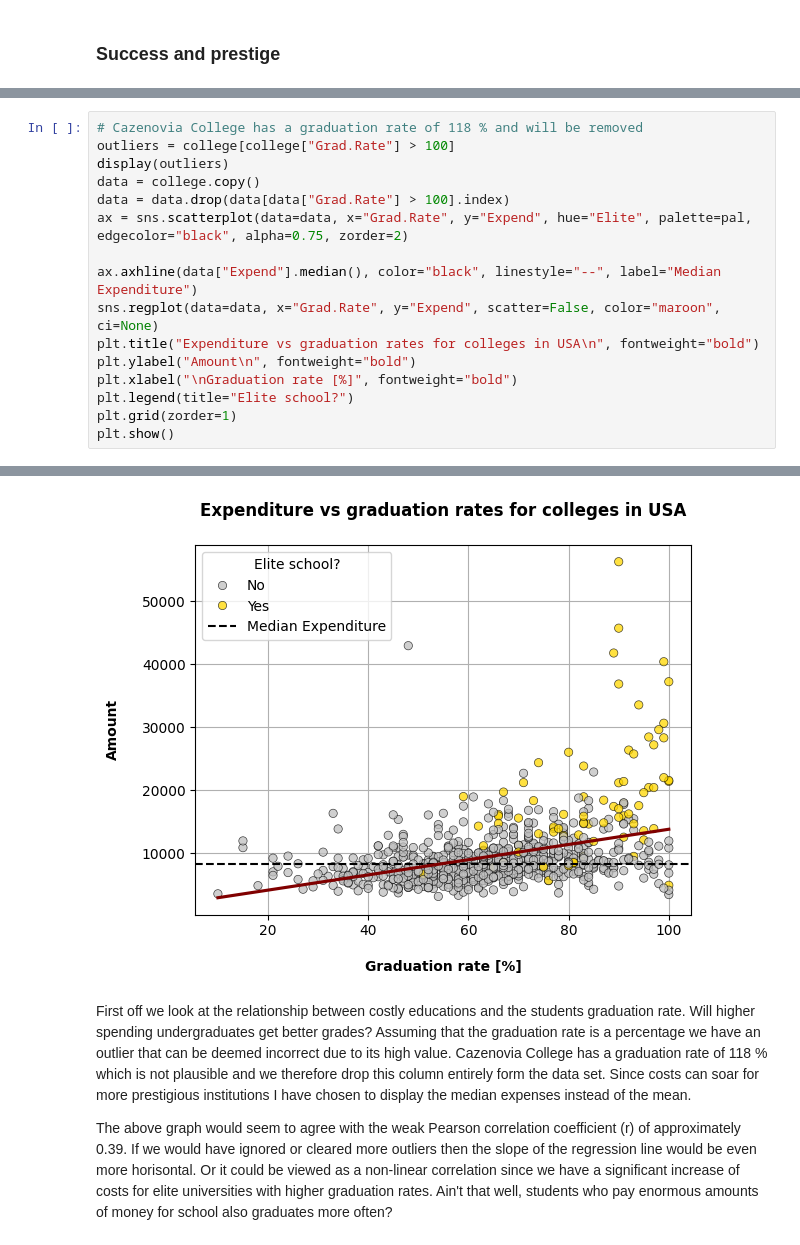
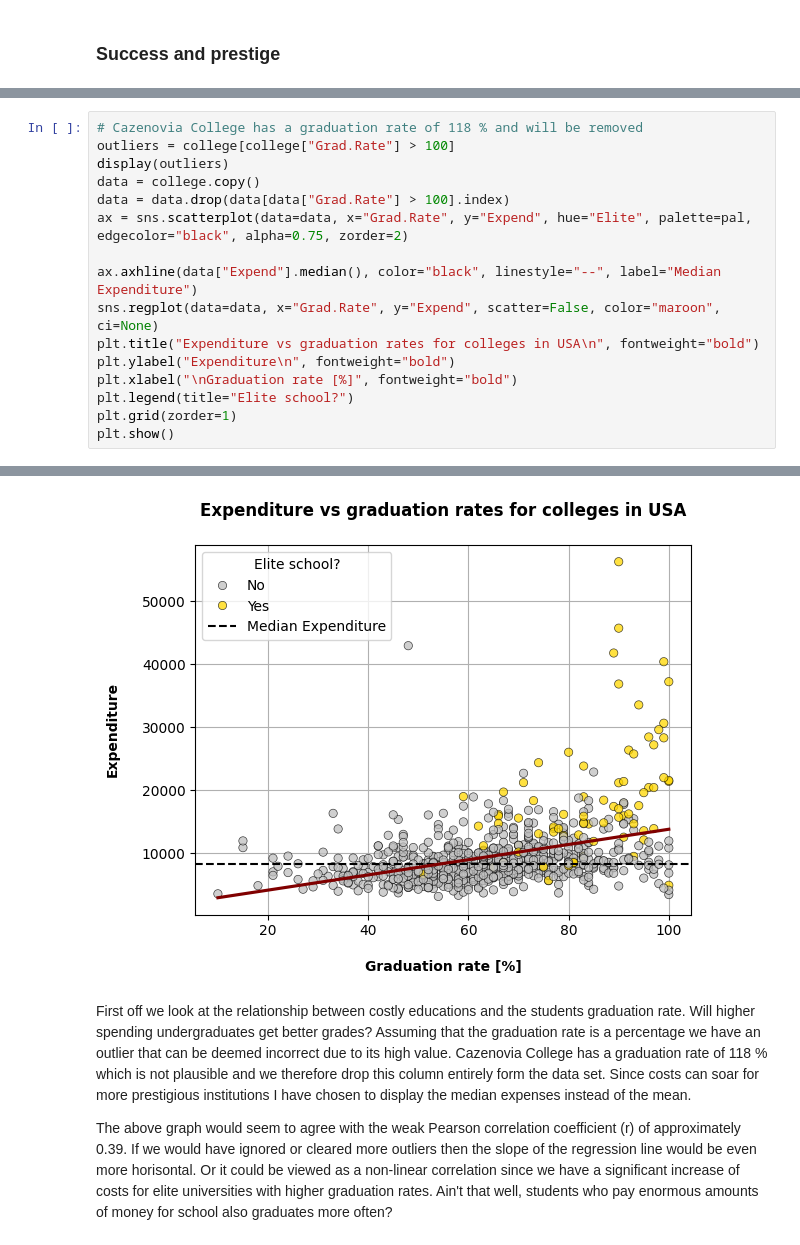
Before and after one commit to AlbotGoodman/databehandling-albot, a Jupyter notebook: Labs/lab.ipynb, the cells around one changed output, grey strips where cells are left out. Cells and saved outputs as stored; diff of their text form.

```diff
--- a/Labs/lab.ipynb
+++ b/Labs/lab.ipynb
@@ -143,24 +133,24 @@ With that said, where do these colleges put this money? Will it go directly/indi
 # %%
 # Cazenovia College	has a graduation rate of 118 % and will be removed
 outliers = college[college["Grad.Rate"] > 100]
 display(outliers)
 data = college.copy()
 data = data.drop(data[data["Grad.Rate"] > 100].index)
 ax = sns.scatterplot(data=data, x="Grad.Rate", y="Expend", hue="Elite", palette=pal, edgecolor="black", alpha=0.75, zorder=2)
 
 ax.axhline(data["Expend"].median(), color="black", linestyle="--", label="Median Expenditure")
 sns.regplot(data=data, x="Grad.Rate", y="Expend", scatter=False, color="maroon", ci=None)
 plt.title("Expenditure vs graduation rates for colleges in USA\n", fontweight="bold")
-plt.ylabel("Amount\n", fontweight="bold")
+plt.ylabel("Expenditure\n", fontweight="bold")
 plt.xlabel("\nGraduation rate [%]", fontweight="bold")
 plt.legend(title="Elite school?")
 plt.grid(zorder=1)
 plt.show()
 # %% [output]
 |  | Private | Apps | Accept | Enroll | Top10perc | Top25perc | F.Undergrad | P.Undergrad | Outstate | ... |
 | College |  |  |  |  |  |  |  |  |  | ... |
 | Cazenovia College | Yes | 3847 | 3433 | 527 | 9 | 35 | 1010 | 12 | 9384 | ... |
-[figure, old version]
+[figure, new version]
 # %% [markdown]
 First off we look at the relationship between costly educations and the students graduation rate. Will higher spending undergraduates get better grades? Assuming that the graduation rate is a percentage we have an outlier that can be deemed incorrect due to its high value. Cazenovia College has a graduation rate of 118 % which is not plausible and we therefore drop this column entirely form the data set. Since costs can soar for more prestigious institutions I have chosen to display the median expenses instead of the mean.
 
```
Also changed, not shown: parts of 10 cells of this notebook.
